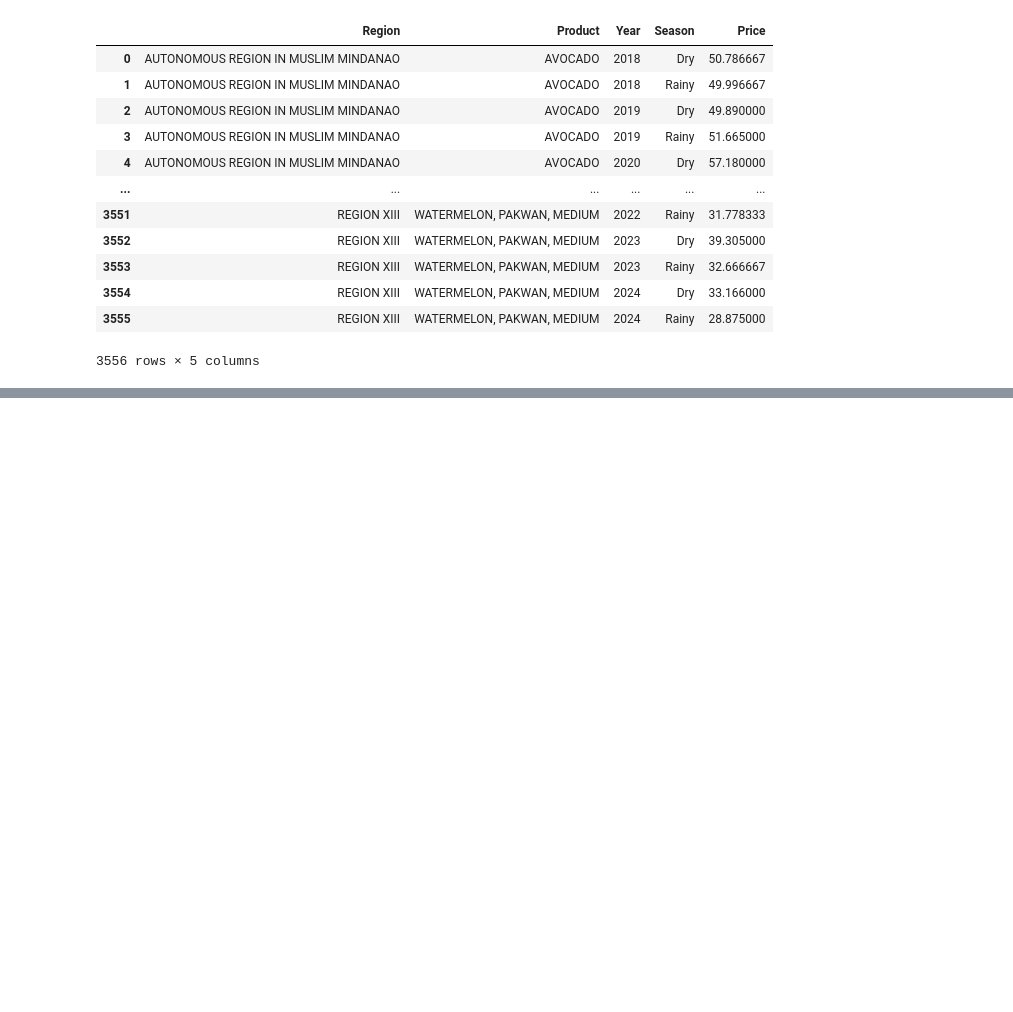
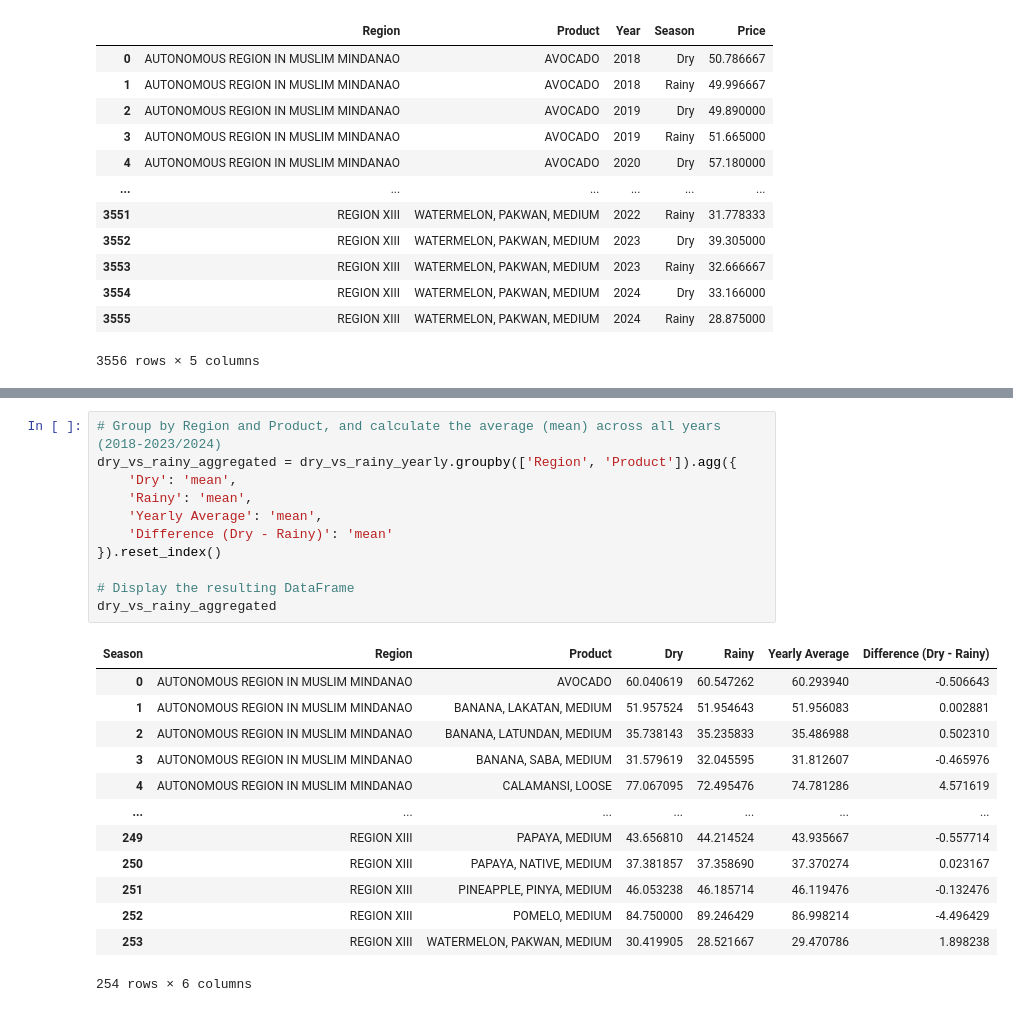
Before and after one commit to RRENN02/Prelims-PH_FruitRetail, a Jupyter notebook: fruit_retail.ipynb, the cells around one changed output, grey strips where cells are left out. Cells and saved outputs as stored; diff of their text form; blank space fills up the shorter version.

```diff
--- a/fruit_retail.ipynb
+++ b/fruit_retail.ipynb
@@ -470,3 +466,28 @@ dry_vs_rainy_yearly
 | 1776 | REGION XIII | WATERMELON, PAKWAN, MEDIUM | 2023 | 39.305000 | 32.666667 | 35.985833 | 6.638333 |
 | 1777 | REGION XIII | WATERMELON, PAKWAN, MEDIUM | 2024 | 33.166000 | 28.875000 | 31.020500 | 4.291000 |
 1778 rows × 7 columns
+# %%
+# Group by Region and Product, and calculate the average (mean) across all years (2018-2023/2024)
+dry_vs_rainy_aggregated = dry_vs_rainy_yearly.groupby(['Region', 'Product']).agg({
+    'Dry': 'mean',
+    'Rainy': 'mean',
+    'Yearly Average': 'mean',
+    'Difference (Dry - Rainy)': 'mean'
+}).reset_index()
+
+# Display the resulting DataFrame
+dry_vs_rainy_aggregated
+# %% [output]
+| Season | Region | Product | Dry | Rainy | Yearly Average | Difference (Dry - Rainy) |
+| 0 | AUTONOMOUS REGION IN MUSLIM MINDANAO | AVOCADO | 60.040619 | 60.547262 | 60.293940 | -0.506643 |
+| 1 | AUTONOMOUS REGION IN MUSLIM MINDANAO | BANANA, LAKATAN, MEDIUM | 51.957524 | 51.954643 | 51.956083 | 0.002881 |
+| 2 | AUTONOMOUS REGION IN MUSLIM MINDANAO | BANANA, LATUNDAN, MEDIUM | 35.738143 | 35.235833 | 35.486988 | 0.502310 |
+| 3 | AUTONOMOUS REGION IN MUSLIM MINDANAO | BANANA, SABA, MEDIUM | 31.579619 | 32.045595 | 31.812607 | -0.465976 |
+| 4 | AUTONOMOUS REGION IN MUSLIM MINDANAO | CALAMANSI, LOOSE | 77.067095 | 72.495476 | 74.781286 | 4.571619 |
+| ... | ... | ... | ... | ... | ... | ... |
+| 249 | REGION XIII | PAPAYA, MEDIUM | 43.656810 | 44.214524 | 43.935667 | -0.557714 |
+| 250 | REGION XIII | PAPAYA, NATIVE, MEDIUM | 37.381857 | 37.358690 | 37.370274 | 0.023167 |
+| 251 | REGION XIII | PINEAPPLE, PINYA, MEDIUM | 46.053238 | 46.185714 | 46.119476 | -0.132476 |
+| 252 | REGION XIII | POMELO, MEDIUM | 84.750000 | 89.246429 | 86.998214 | -4.496429 |
+| 253 | REGION XIII | WATERMELON, PAKWAN, MEDIUM | 30.419905 | 28.521667 | 29.470786 | 1.898238 |
+254 rows × 6 columns
```
Also changed, not shown: parts of 2 cells of this notebook.
